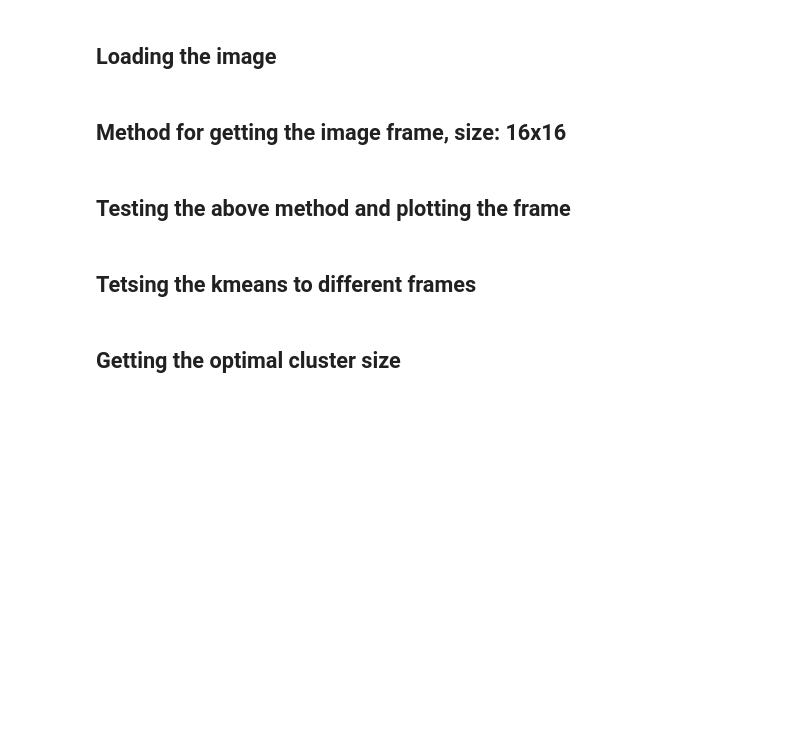
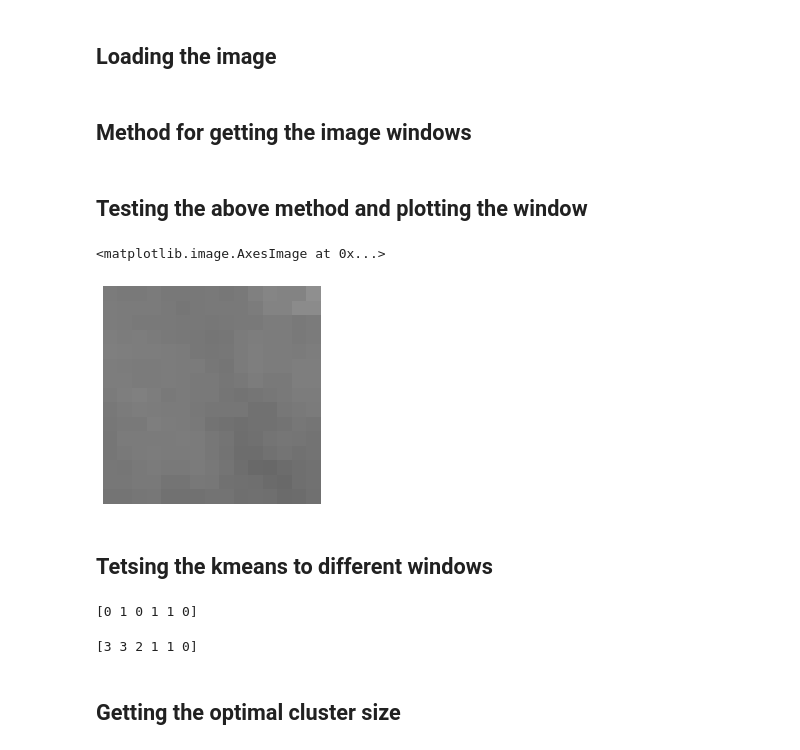
Before and after one commit to molnar75/diplomamunka, a Jupyter notebook: notebooks/07_kmeans_texture.ipynb, the cells around one changed output. Cells and saved outputs as stored; diff of their text form; code cells hidden in the pictures; blank space fills up the shorter version.

```diff
--- a/notebooks/07_kmeans_texture.ipynb
+++ b/notebooks/07_kmeans_texture.ipynb
@@ -9,44 +9,49 @@ image = im.load_image_grayscale('5')
 
 resized_image = im.resize_image(image, 1024)
 # %% [markdown]
-## Method for getting the image frame, size: 16x16
+## Method for getting the image windows
 # %%
 from matplotlib import pyplot as plt
 import numpy as np
 
-def get_frame(row_number, column_number, px):
-    frame = np.zeros((px, px, 3))
+def get_window(row_number, column_number, px):
+    window = np.zeros((px, px))
 
     for i in range(0, px):
-        column = np.zeros((px, 3))
+        column = np.zeros((px))
         for j in range(0, px):
             column[j] = resized_image[row_number+i][column_number+j]
-        frame[i] = column
+        window[i] = column
 
-    return frame
+    return window
 # %% [markdown]
-## Testing the above method and plotting the frame
+## Testing the above method and plotting the window
 # %%
 from matplotlib import pyplot as plt
 
-px = 16
+px = 15
 
-result_frame = get_frame(720, 780, px)
+result_window = get_window(720,780, px)
 
 plt.axis("off")
 
-plt.imshow(result_frame.astype(np.uint8))
+plt.imshow(result_window, cmap="gray", vmin=0, vmax=255)
+# %% [output]
+<matplotlib.image.AxesImage at 0x...>
+[figure, added]
 # %% [markdown]
-## Tetsing the kmeans to different frames
+## Tetsing the kmeans to different windows
 # %%
 import cv2
 
-frame1 = get_frame(658, 557)
-frame1 = frame1.reshape((1, -1))
-frame2 = get_frame(354, 610)
-frame2 = frame2.reshape((1, -1))
+px = 15
 
-Z = np.vstack((frame1,frame2,frame1, frame2, frame2, frame1))
+window1 = get_window(658, 557, px)
+window1 = window1.reshape((1, -1))
+window2 = get_window(354, 610, px)
+window2 = window2.reshape((1, -1))
+
+Z = np.vstack((window1,window2,window1, window2, window2, window1))
 
 values = np.float32(Z)
 
@@ -63,24 +68,28 @@ segmented_images = centers[labels.flatten()]
 #segmented_images = np.vsplit(segmented_images, 3)
 
 print(labels)
+# %% [output]
+[0 1 0 1 1 0]
 # %%
 import cv2
 
-frame_avokado1 = get_frame(658, 557)
-frame_avokado2 = get_frame(595, 600)
-frame_background = get_frame(354, 610)
-frame_vase1 = get_frame(600, 360)
-frame_vase2 = get_frame(700, 320)
-frame_paprika = get_frame(720, 780)
+px = 15
 
-frame_avokado1 = frame_avokado1.reshape((1, -1))
-frame_avokado2 = frame_avokado2.reshape((1, -1))
-frame_background = frame_background.reshape((1, -1))
-frame_vase1 = frame_vase1.reshape((1, -1))
-frame_vase2 = frame_vase2.reshape((1, -1))
-frame_paprika = frame_paprika.reshape((1, -1))
+window_avokado1 = get_window(658, 557, px)
+window_avokado2 = get_window(595, 600, px)
+window_background = get_window(354, 610, px)
+window_vase1 = get_window(600, 360, px)
+window_vase2 = get_window(700, 320, px)
+window_paprika = get_window(720, 780, px)
 
-Z = np.vstack((frame_avokado1,frame_avokado2,frame_background, frame_vase1, frame_vase2, frame_paprika))
+window_avokado1 = window_avokado1.reshape((1, -1))
+window_avokado2 = window_avokado2.reshape((1, -1))
+window_background = window_background.reshape((1, -1))
+window_vase1 = window_vase1.reshape((1, -1))
+window_vase2 = window_vase2.reshape((1, -1))
+window_paprika = window_paprika.reshape((1, -1))
+
+Z = np.vstack((window_avokado1, window_avokado2, window_background, window_vase1, window_vase2, window_paprika))
 
 values = np.float32(Z)
 
@@ -95,6 +104,8 @@ labels = labels.flatten()
 segmented_images = centers[labels.flatten()]
 
 print(labels)
+# %% [output]
+[3 3 2 1 1 0]
 # %% [markdown]
 ## Getting the optimal cluster size
 # %%
```
Also changed, not shown: parts of 14 cells of this notebook, 1 other file.
